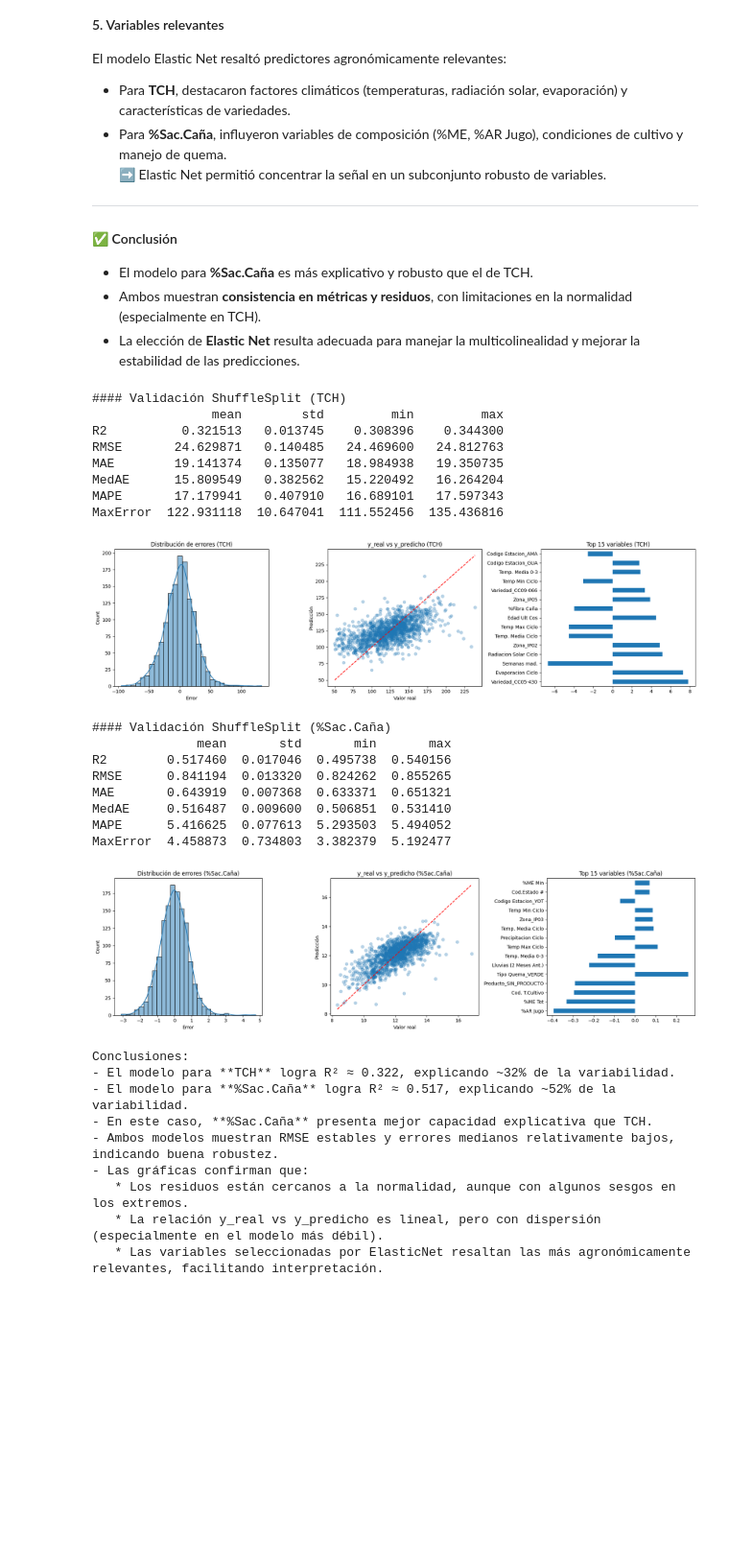
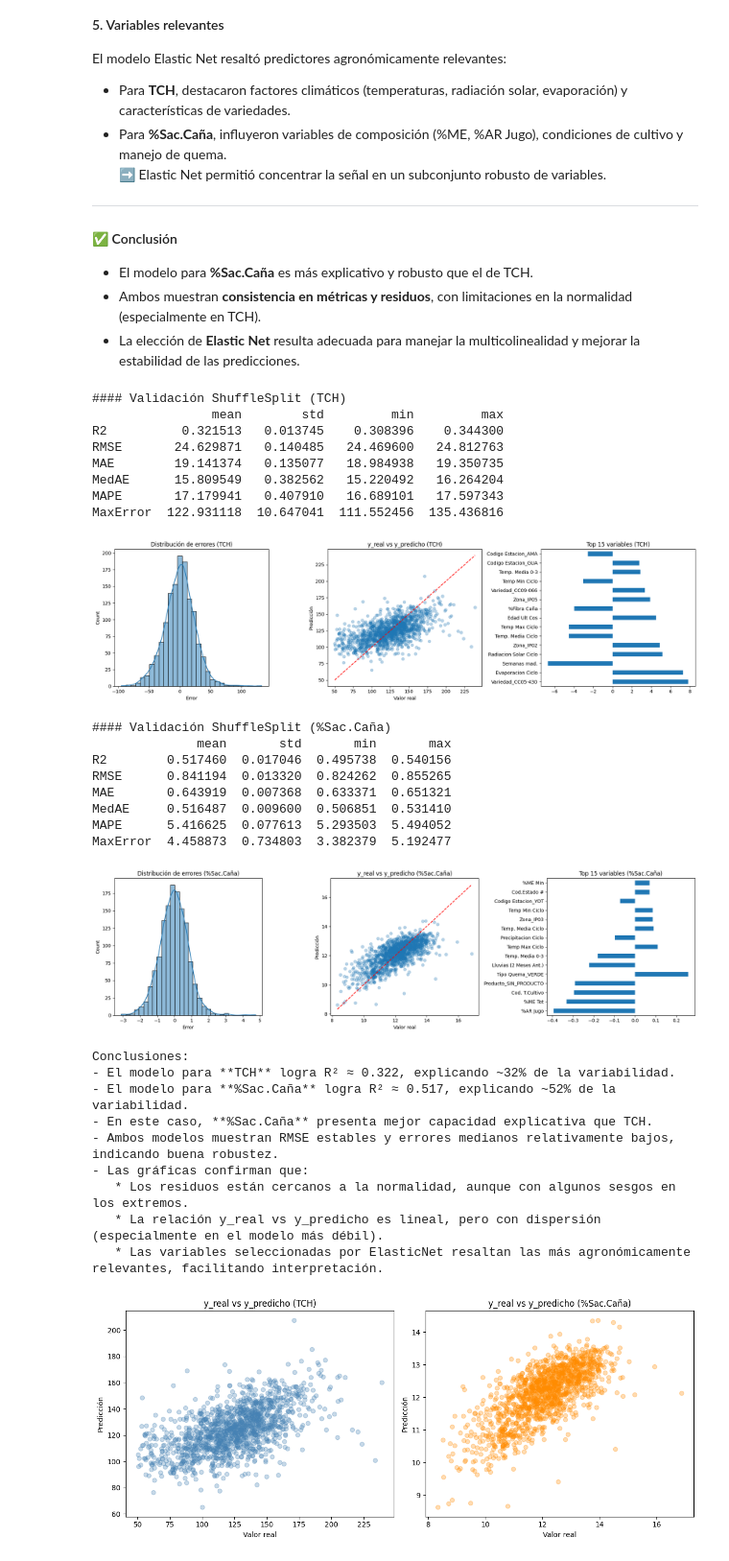
Before and after one commit to Aguado4/Taller-azucarera, a Jupyter notebook: modelo_regresion.ipynb, the cells around one changed output. Shown at 96% size. Drawn from its saved outputs; the diff is of its cells as text; code cells hidden in the pictures; blank space fills up the shorter version.

```diff
--- a/modelo_regresion.ipynb
+++ b/modelo_regresion.ipynb
@@ -633,31 +671,50 @@ print("- Las gráficas confirman que:")
 print("   * Los residuos están cercanos a la normalidad, aunque con algunos sesgos en los extremos.")
 print("   * La relación y_real vs y_predicho es lineal, pero con dispersión (especialmente en el modelo más débil).")
 print("   * Las variables seleccionadas por ElasticNet resaltan las más agronómicamente relevantes, facilitando interpretación.")
+
+# ---------- Gráfico extra comparativo: y_real vs y_predicho para TCH y %Sac.Caña ----------
+fig, axes = plt.subplots(1, 2, figsize=(12,5))
+
+# TCH
+axes[0].scatter(y_test_tch, y_pred_tch, alpha=0.3, color="steelblue")
+axes[0].set_title("y_real vs y_predicho (TCH)")
+axes[0].set_xlabel("Valor real")
+axes[0].set_ylabel("Predicción")
+
+# %Sac.Caña
+axes[1].scatter(y_test_sac, y_pred_sac, alpha=0.3, color="darkorange")
+axes[1].set_title("y_real vs y_predicho (%Sac.Caña)")
+axes[1].set_xlabel("Valor real")
+axes[1].set_ylabel("Predicción")
+
+plt.tight_layout()
+plt.show()
 # %% [output]
 #### Validación ShuffleSplit (TCH)
                 mean        std         min         max
 R2          0.321513   0.013745    0.308396    0.344300
 RMSE       24.629871   0.140485   24.469600   24.812763
 MAE        19.141374   0.135077   18.984938   19.350735
 MedAE      15.809549   0.382562   15.220492   16.264204
 MAPE       17.179941   0.407910   16.689101   17.597343
 MaxError  122.931118  10.647041  111.552456  135.436816
 [figure]
 #### Validación ShuffleSplit (%Sac.Caña)
               mean       std       min       max
 R2        0.517460  0.017046  0.495738  0.540156
 RMSE      0.841194  0.013320  0.824262  0.855265
 MAE       0.643919  0.007368  0.633371  0.651321
 MedAE     0.516487  0.009600  0.506851  0.531410
 MAPE      5.416625  0.077613  5.293503  5.494052
 MaxError  4.458873  0.734803  3.382379  5.192477
 [figure]
 Conclusiones:
 - El modelo para **TCH** logra R² ≈ 0.322, explicando ~32% de la variabilidad.
 - El modelo para **%Sac.Caña** logra R² ≈ 0.517, explicando ~52% de la variabilidad.
 - En este caso, **%Sac.Caña** presenta mejor capacidad explicativa que TCH.
 - Ambos modelos muestran RMSE estables y errores medianos relativamente bajos, indicando buena robustez.
 - Las gráficas confirman que:
    * Los residuos están cercanos a la normalidad, aunque con algunos sesgos en los extremos.
    * La relación y_real vs y_predicho es lineal, pero con dispersión (especialmente en el modelo más débil).
    * Las variables seleccionadas por ElasticNet resaltan las más agronómicamente relevantes, facilitando interpretación.
+[figure, added]
```
Also changed, not shown: parts of 1 cell of this notebook, 1 other file.
